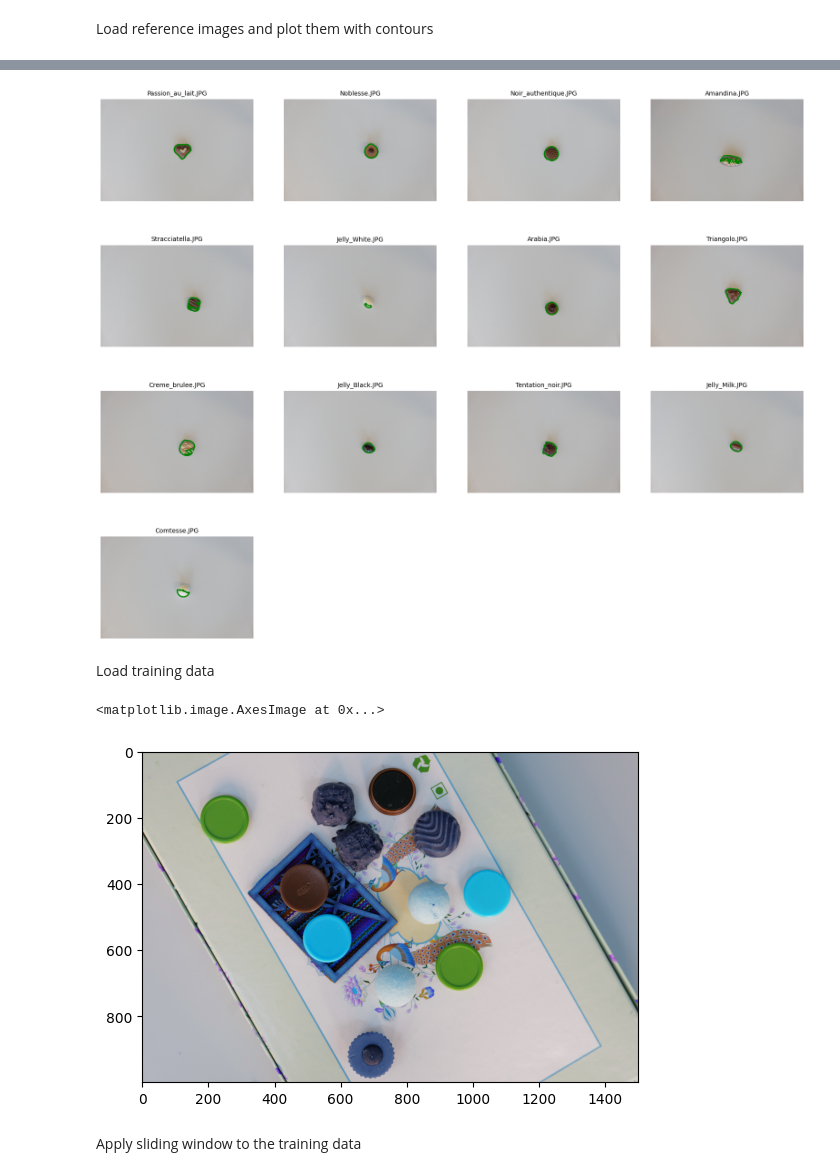
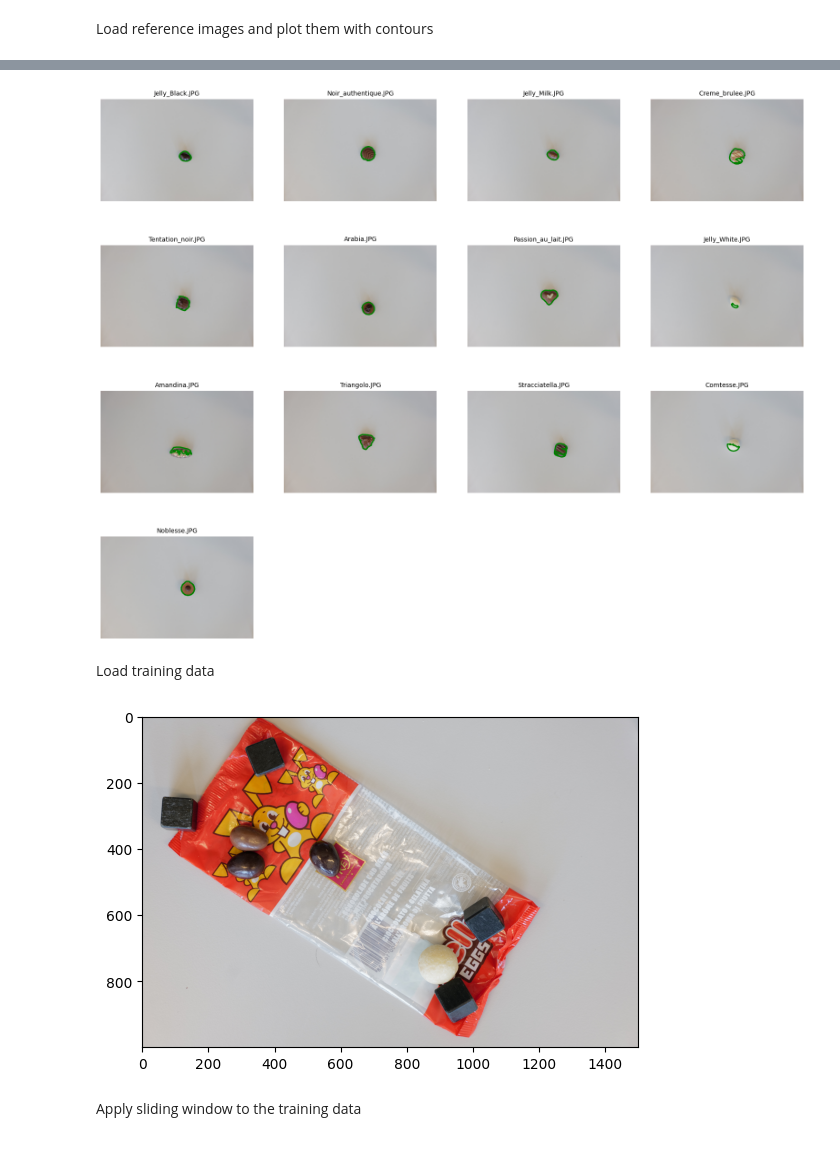
Before and after one commit to interstellxr/IAPR-project, a Jupyter notebook: project/classification.ipynb, the cells around one changed output, grey strips where cells are left out. Drawn from its saved outputs; the diff is of its cells as text; code cells hidden in the pictures.

```diff
--- a/project/classification.ipynb
+++ b/project/classification.ipynb
@@ -11,8 +11,8 @@ importlib.reload(utils)
 # %% [markdown]
 Load reference images and plot them with contours
 # %%
-ref_dir = 'chocolate-recognition-classic/dataset_project_iapr2025/references/'
-ref_image_names = os.listdir(ref_dir)
+ref_dir = 'chocolate-recognition-classic/references/'
+ref_image_names = [f for f in os.listdir(ref_dir) if f.endswith('.JPG')]
 ref_images = [cv2.imread(os.path.join(ref_dir, img)) for img in ref_image_names]
 ref_images = [cv2.resize(img, (img.shape[1] // 4, img.shape[0] // 4)) for img in ref_images]
 ref_images_rgb = [cv2.cvtColor(img, cv2.COLOR_BGR2RGB) for img in ref_images]
@@ -228,21 +228,21 @@ for i, gray in enumerate(ref_images_gray):
     plt.title(ref_image_names[i], fontsize=10)
     plt.axis('off')
 # %% [output]
-[figure, old version]
+[figure, new version]
 # %% [markdown]
 Load training data
 # %%
-train_dir = 'chocolate-recognition-classic/dataset_project_iapr2025/train/'
-train_image_names = os.listdir(train_dir)
+train_dir = 'chocolate-recognition-classic/train/'
+train_image_names = [f for f in os.listdir(train_dir) if f.endswith('.JPG')]
 train_images = [cv2.imread(os.path.join(train_dir, train_image_names[i])) for i in range(len(train_image_names))]
 train_images = [cv2.resize(img, (img.shape[1] // 4, img.shape[0] // 4)) for img in train_images]
 train_images_rgb = [cv2.cvtColor(img, cv2.COLOR_BGR2RGB) for img in train_images]
 train_images_gray = [cv2.cvtColor(img, cv2.COLOR_BGR2GRAY) for img in train_images]
 # %%
-plt.imshow(train_images[10])
+plt.imshow(train_images_rgb[10])
+plt.show()
 # %% [output]
-<matplotlib.image.AxesImage at 0x...>
-[figure, old version]
+[figure, new version]
 # %% [markdown]
 Apply sliding window to the training data
 # %%
```
Also changed, not shown: parts of 3 cells of this notebook, 1 other file.
